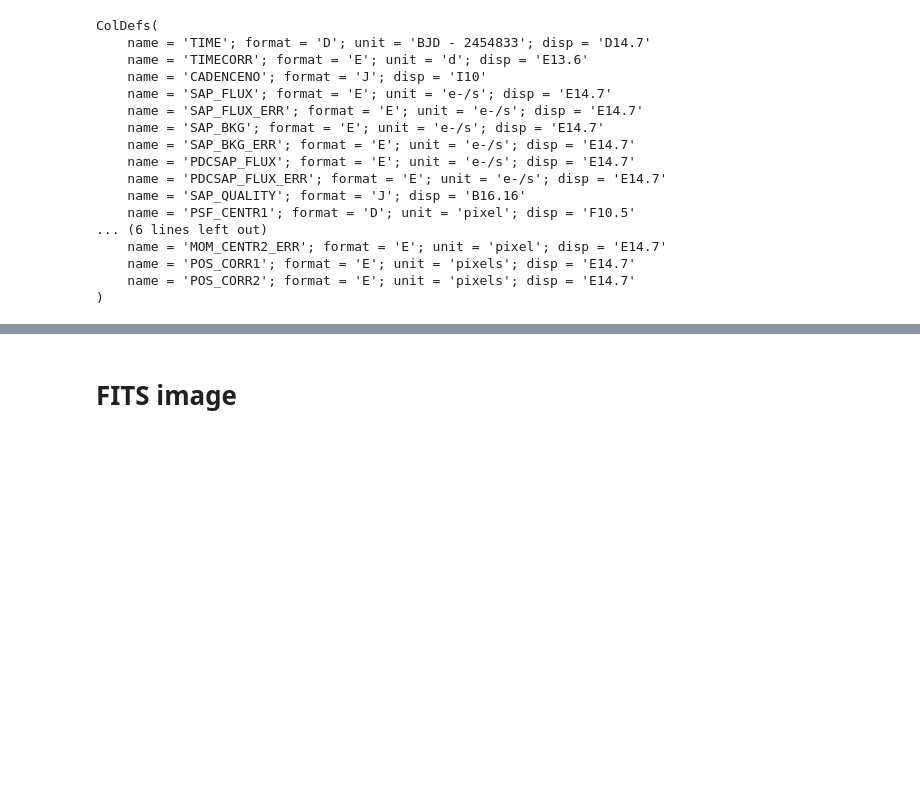
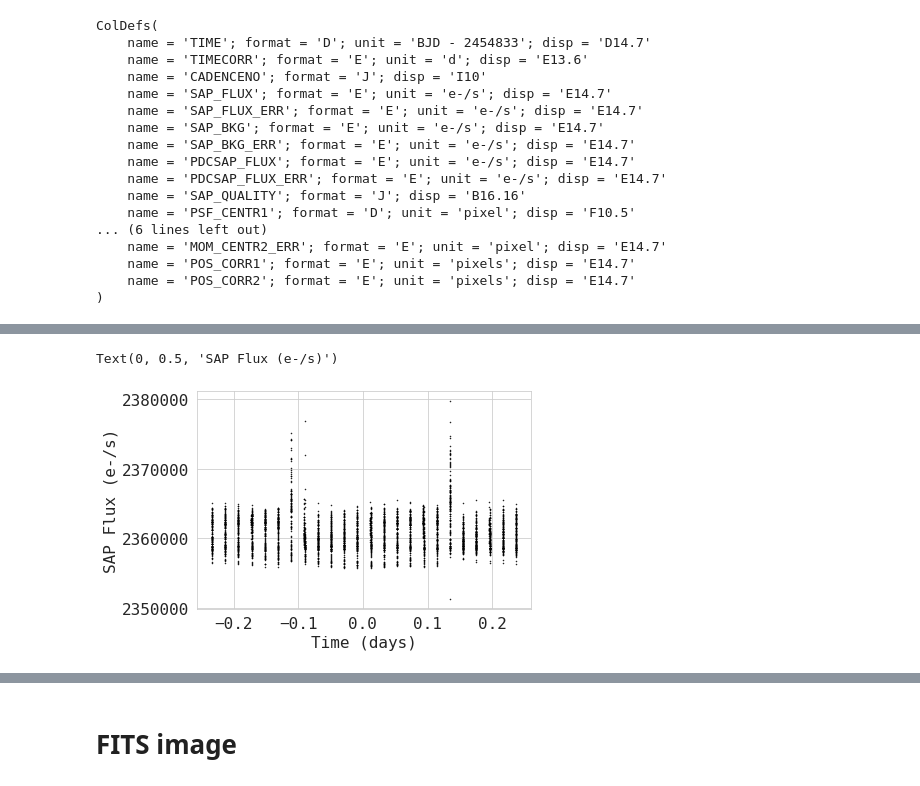
Before and after one commit to alphasentaurii/starskope, a Jupyter notebook: starskope_3.ipynb, the cells around one changed output, grey strips where cells are left out. Cells and saved outputs as stored; diff of their text form; code cells hidden in the pictures; blank space fills up the shorter version.

```diff
--- a/starskope_3.ipynb
+++ b/starskope_3.ipynb
@@ -396,0 +480,14 @@ ColDefs(
+# %%
+# use box least squares to estimate period
+import numpy as np
+from astropy import units as u
+from astropy.timeseries import BoxLeastSquares
+periodogram = BoxLeastSquares.from_timeseries(ts, 'sap_flux')
+# %%
+results = periodogram.autopower(0.2 * u.day)
+best = np.argmax(results.power)
+period = results.period[best]
+period
+
+transit_time = results.transit_time[best]
+transit_time
@@ -396,0 +496,10 @@ ColDefs(
+# %%
+# fold the time series using the period
+ts_folded = ts.fold(period=period, epoch_time=transit_time)
+# %%
+plt.plot(ts_folded.time.jd, ts_folded['sap_flux'], 'k.', markersize=1)
+plt.xlabel('Time (days)')
+plt.ylabel('SAP Flux (e-/s)')
+# %% [output]
+Text(0, 0.5, 'SAP Flux (e-/s)')
+[figure, added]
```
Also changed, not shown: parts of 29 cells of this notebook.
